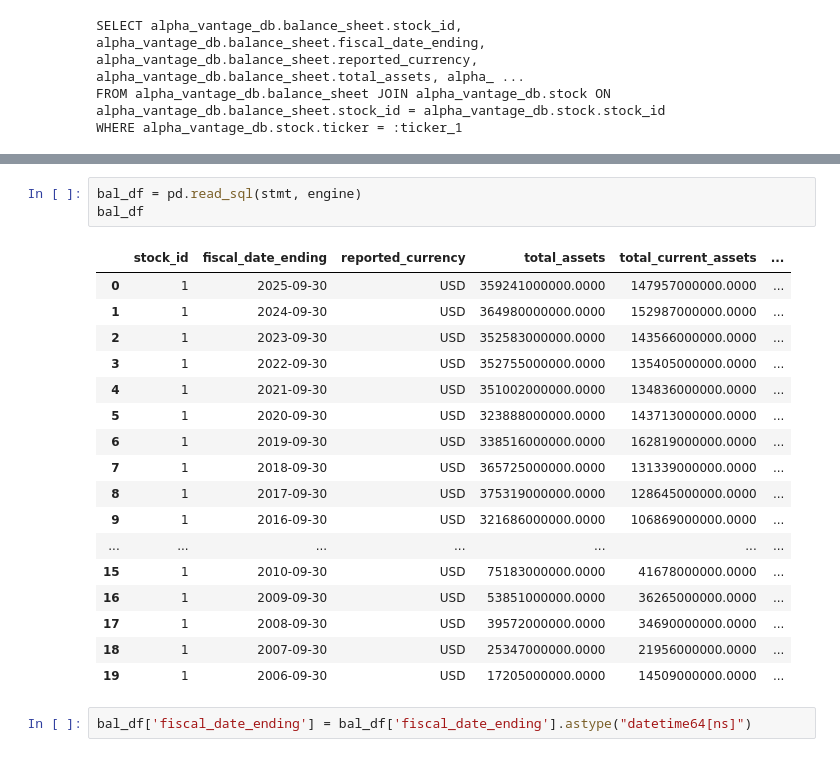
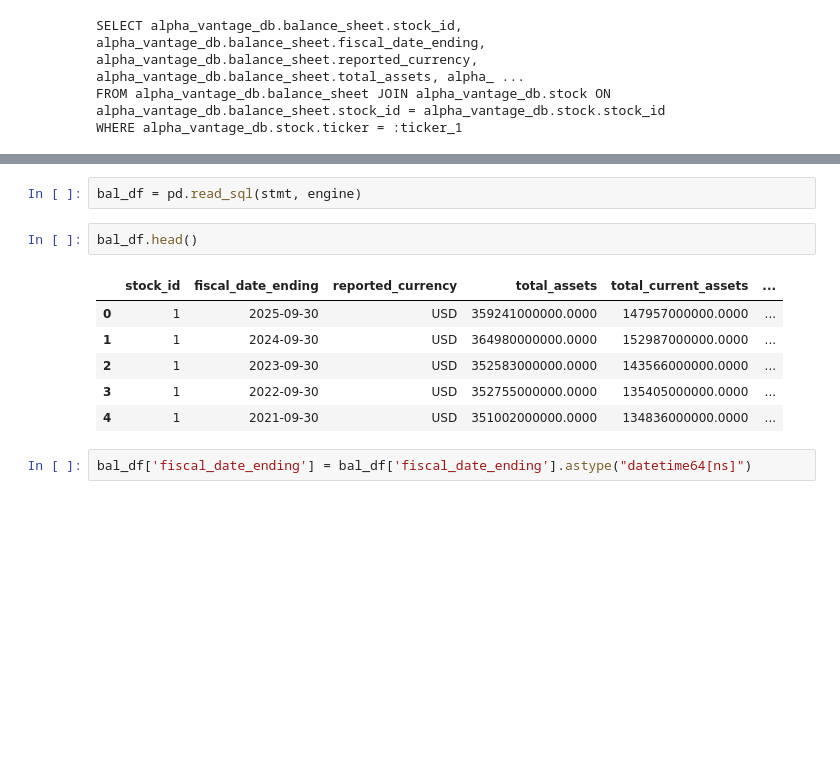
Before and after one commit to kumarbyes/project_stock_analysis, a Jupyter notebook: analaysis_using_pandas/exploratory_data_anaysis.ipynb, the cells around one changed output, grey strips where cells are left out. Saved outputs shown, nothing was run; the diff lists cells and outputs as text; blank space fills up the shorter version.

```diff
--- a/analaysis_using_pandas/exploratory_data_anaysis.ipynb
+++ b/analaysis_using_pandas/exploratory_data_anaysis.ipynb
@@ -133,23 +113,13 @@ temp
 # %%
 bal_df = pd.read_sql(stmt, engine)
-bal_df
-# %% [output]
-|  | stock_id | fiscal_date_ending | reported_currency | total_assets | total_current_assets | ... |
-| 0 | 1 | 2025-09-30 | USD | 359241000000.0000 | 147957000000.0000 | ... |
-| 1 | 1 | 2024-09-30 | USD | 364980000000.0000 | 152987000000.0000 | ... |
-| 2 | 1 | 2023-09-30 | USD | 352583000000.0000 | 143566000000.0000 | ... |
-| 3 | 1 | 2022-09-30 | USD | 352755000000.0000 | 135405000000.0000 | ... |
-| 4 | 1 | 2021-09-30 | USD | 351002000000.0000 | 134836000000.0000 | ... |
-| 5 | 1 | 2020-09-30 | USD | 323888000000.0000 | 143713000000.0000 | ... |
-| 6 | 1 | 2019-09-30 | USD | 338516000000.0000 | 162819000000.0000 | ... |
-| 7 | 1 | 2018-09-30 | USD | 365725000000.0000 | 131339000000.0000 | ... |
-| 8 | 1 | 2017-09-30 | USD | 375319000000.0000 | 128645000000.0000 | ... |
-| 9 | 1 | 2016-09-30 | USD | 321686000000.0000 | 106869000000.0000 | ... |
-| ... | ... | ... | ... | ... | ... | ... |
-| 15 | 1 | 2010-09-30 | USD | 75183000000.0000 | 41678000000.0000 | ... |
-| 16 | 1 | 2009-09-30 | USD | 53851000000.0000 | 36265000000.0000 | ... |
-| 17 | 1 | 2008-09-30 | USD | 39572000000.0000 | 34690000000.0000 | ... |
-| 18 | 1 | 2007-09-30 | USD | 25347000000.0000 | 21956000000.0000 | ... |
-| 19 | 1 | 2006-09-30 | USD | 17205000000.0000 | 14509000000.0000 | ... |
+# %%
+bal_df.head()
+# %% [output]
+|  | stock_id | fiscal_date_ending | reported_currency | total_assets | total_current_assets | ... |
+| 0 | 1 | 2025-09-30 | USD | 359241000000.0000 | 147957000000.0000 | ... |
+| 1 | 1 | 2024-09-30 | USD | 364980000000.0000 | 152987000000.0000 | ... |
+| 2 | 1 | 2023-09-30 | USD | 352583000000.0000 | 143566000000.0000 | ... |
+| 3 | 1 | 2022-09-30 | USD | 352755000000.0000 | 135405000000.0000 | ... |
+| 4 | 1 | 2021-09-30 | USD | 351002000000.0000 | 134836000000.0000 | ... |
 # %%
 bal_df['fiscal_date_ending'] = bal_df['fiscal_date_ending'].astype("datetime64[ns]")
```
Also changed, not shown: parts of 11 cells of this notebook, 2 other files.
